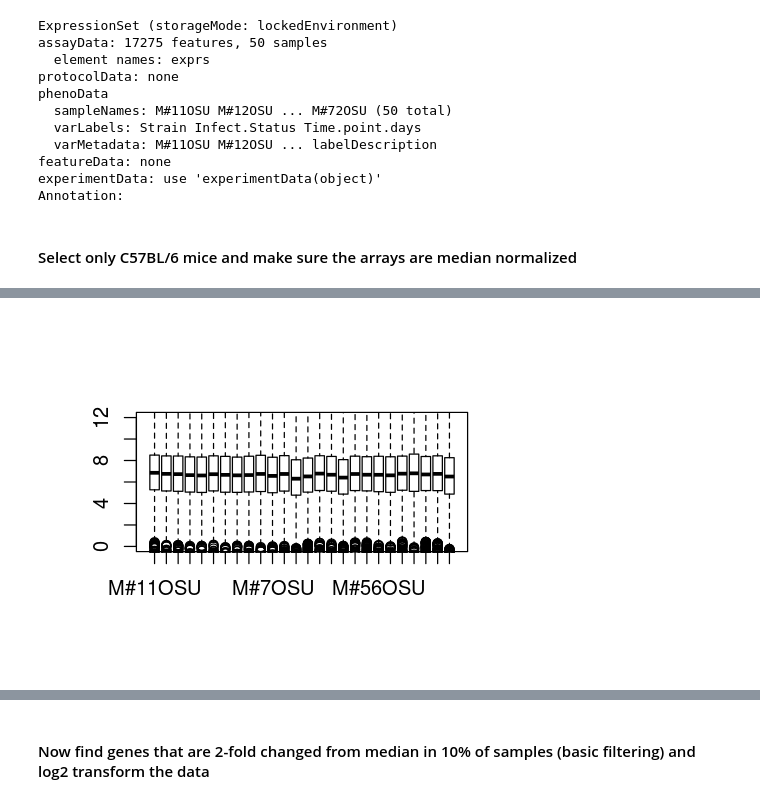
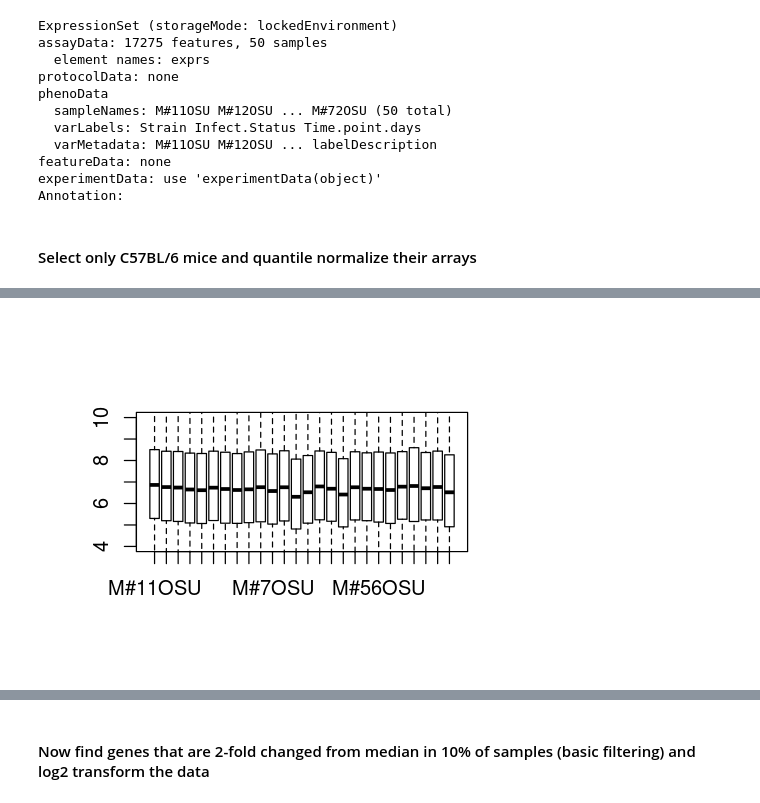
Before and after one commit to remi10001/TB, a Jupyter notebook: Time Since Infection RNA_Paper_Analysis.ipynb, the cells around one changed output, grey strips where cells are left out. Saved outputs shown, nothing was run; the diff lists cells and outputs as text; code cells hidden in the pictures.

```diff
--- a/Time Since Infection RNA_Paper_Analysis.ipynb
+++ b/Time Since Infection RNA_Paper_Analysis.ipynb
@@ -123,8 +127,8 @@ featureData: none
 experimentData: use 'experimentData(object)'
 Annotation:
 # %% [markdown]
-#### Select only C57BL/6 mice and make sure the arrays are median normalized
+#### Select only C57BL/6 mice and quantile normalize their arrays
 # %%
 eset.B6 = eset[, eset$Strain=="C57BL/6"]
-boxplot(log2(exprs(eset.B6)), ylim=c(0,12))
+boxplot(log2(exprs(eset.B6) + 1), ylim=c(4,10))
 # %% [output]
@@ -132,2 +136,2 @@ Warning message in boxplot(log2(exprs(eset.B6)), ylim = c(0, 12)):
 “NaNs produced”
-[figure, old version]
+[figure, new version]
```
Also changed, not shown: parts of 53 cells of this notebook.
